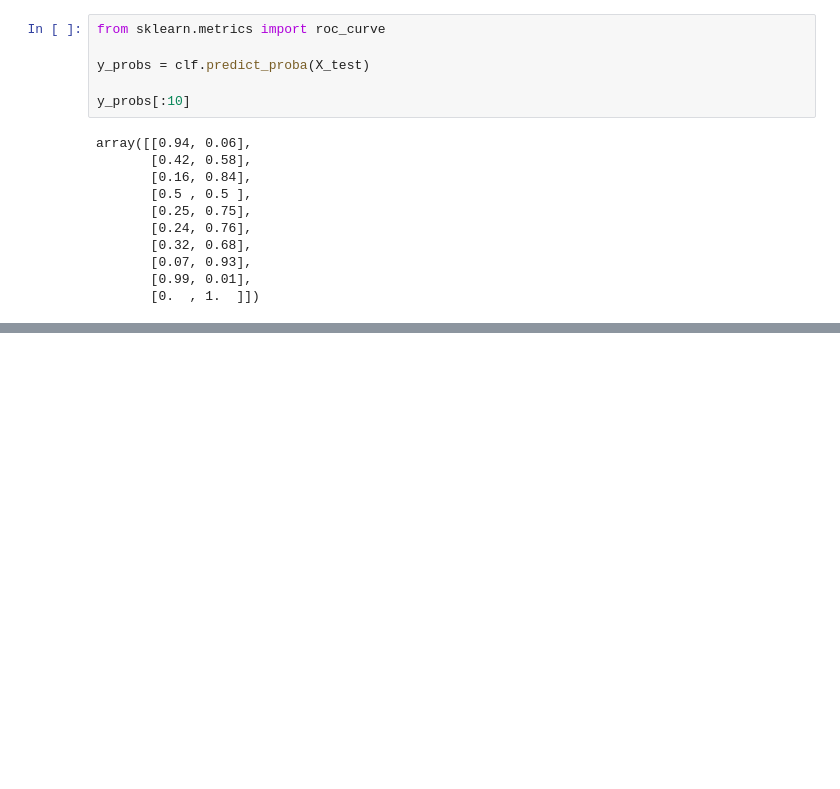
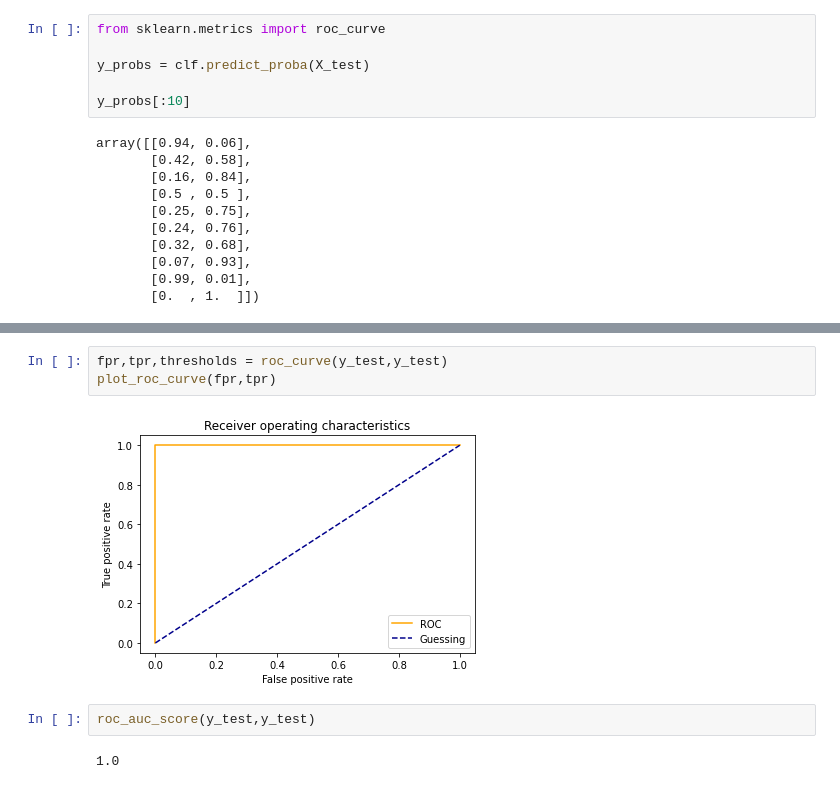
Before and after one commit to my-playing-field/data-science-demos, a Jupyter notebook: introduction-to-scikit-learn.ipynb, the cells around one changed output, grey strips where cells are left out. Drawn from its saved outputs; the diff is of its cells as text; blank space fills up the shorter version.

```diff
--- a/introduction-to-scikit-learn.ipynb
+++ b/introduction-to-scikit-learn.ipynb
@@ -884,0 +910,9 @@ array([0.  , 0.  , 0.  , 0.  , 0.  , 0.04, 0.04, 0.04, 0.08, 0.12, 0.12,
+# %%
+fpr,tpr,thresholds = roc_curve(y_test,y_test)
+plot_roc_curve(fpr,tpr)
+# %% [output]
+[figure, added]
+# %%
+roc_auc_score(y_test,y_test)
+# %% [output]
+1.0
```
Also changed, not shown: parts of 13 cells of this notebook.
